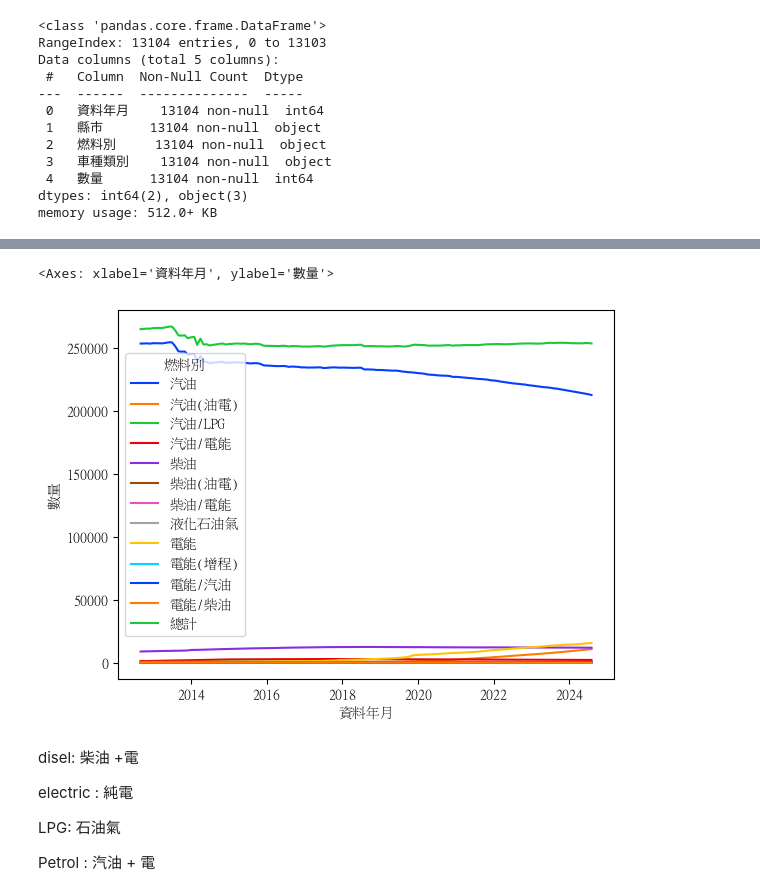
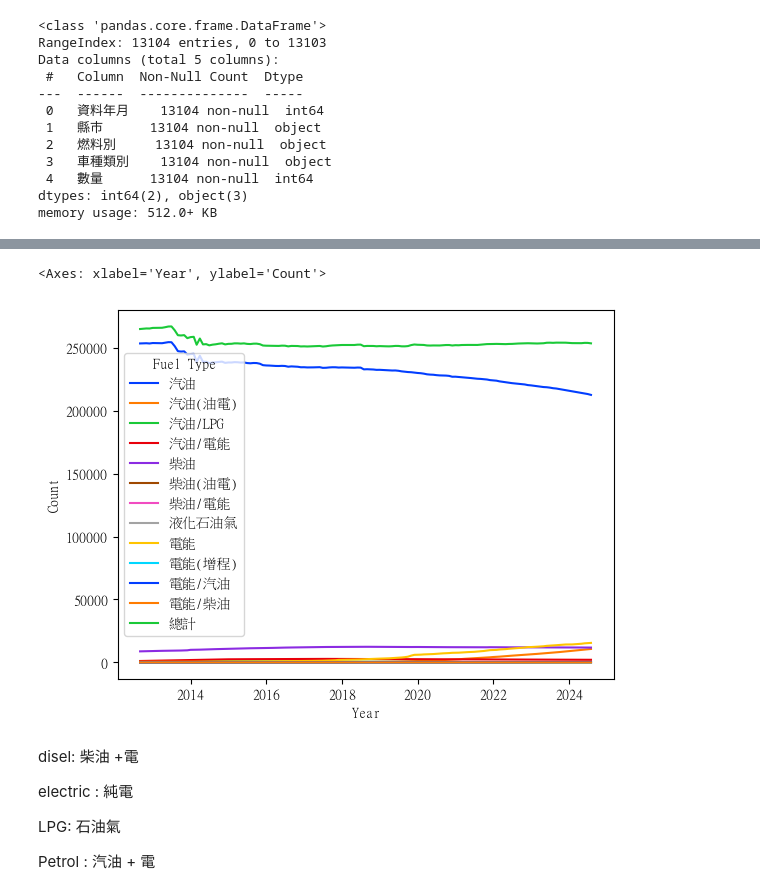
Before and after one commit to lilyleungch/erbscope99, a Jupyter notebook: data_cleansing/data_ploting.ipynb, the cells around one changed output, grey strips where cells are left out. Saved outputs shown, nothing was run; the diff lists cells and outputs as text; code cells hidden in the pictures.

```diff
--- a/data_cleansing/data_ploting.ipynb
+++ b/data_cleansing/data_ploting.ipynb
@@ -247,7 +238,8 @@ taipei_total.head()
-# %%
-taipei_type = taipei_total.set_index('燃料別')
+# %%
+taipei_total.head()
+taipei_total.rename(columns={'資料年月':'Year','縣市':'City','燃料別':'Fuel Type','車種類別':'Car Type', '數量':'Count'}, inplace = True)
 # %%
-taipei_total.index = pd.to_datetime(taipei_total['資料年月'],format = '%Y%m')
+taipei_total.index = pd.to_datetime(taipei_total['Year'],format = '%Y%m')
 # %%
 import matplotlib
 matplotlib.matplotlib_fname()
@@ -256,13 +248,13 @@ matplotlib.matplotlib_fname()
 # %%
 from matplotlib import font_manager
 fontP = font_manager.FontProperties(family='Microsoft JhengHei', size=14)
 fontP = font_manager.FontProperties()
 fontP.set_family('SimHei')
 fontP.set_size(14)
-sns.lineplot(data = taipei_total, x =  taipei_total.index, y = '數量', hue = '燃料別', errorbar = None, palette="bright")
+sns.lineplot(data = taipei_total, x =  taipei_total.index, y = 'Count', hue = 'Fuel Type', errorbar = None, palette="bright")
 # %% [output]
-<Axes: xlabel='資料年月', ylabel='數量'>
+<Axes: xlabel='Year', ylabel='Count'>
-[figure, old version]
+[figure, new version]
 # %% [markdown]
 disel: 柴油 +電
 
```
Also changed, not shown: parts of 19 cells of this notebook, 1 other file.
